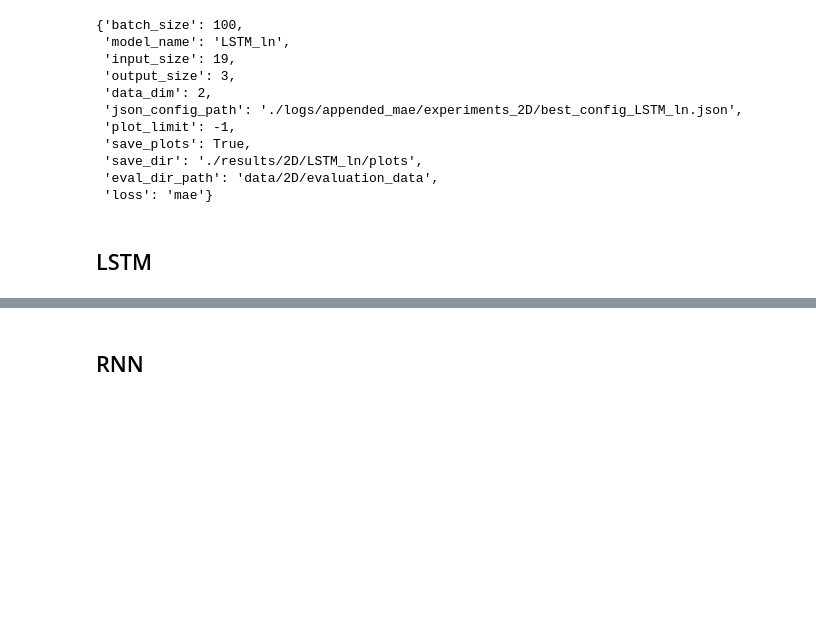
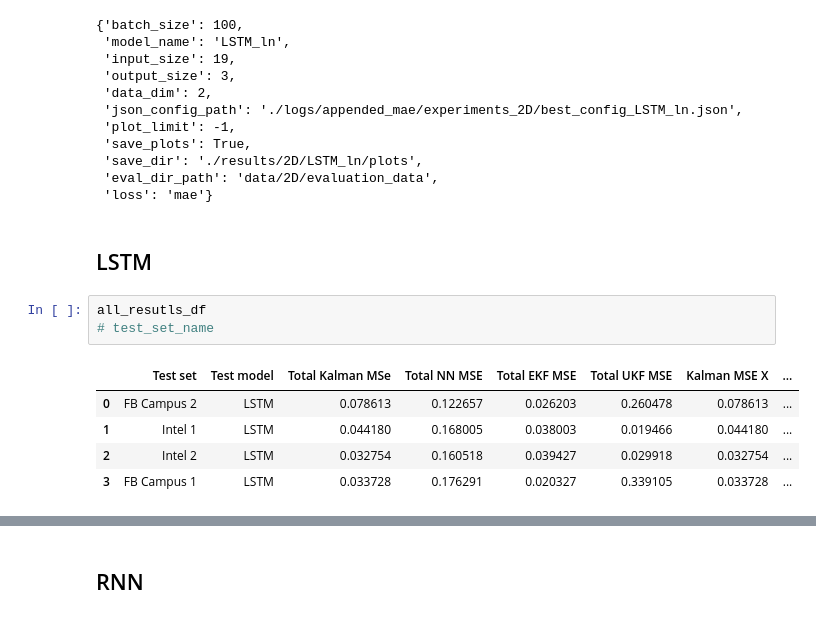
Before and after one commit to aneesurhashmi/kalmanfilters_nn, a Jupyter notebook: test.ipynb, the cells around one changed output, grey strips where cells are left out. Saved outputs shown, nothing was run; the diff lists cells and outputs as text; blank space fills up the shorter version.

```diff
--- a/test.ipynb
+++ b/test.ipynb
@@ -533,3 +514,12 @@ params
  'loss': 'mae'}
 # %% [markdown]
 ## LSTM
+# %%
+all_resutls_df
+# test_set_name
+# %% [output]
+|  | Test set | Test model | Total Kalman MSe | Total NN MSE | Total EKF MSE | Total UKF MSE | Kalman MSE X | ... |
+| 0 | FB Campus 2 | LSTM | 0.078613 | 0.122657 | 0.026203 | 0.260478 | 0.078613 | ... |
+| 1 | Intel 1 | LSTM | 0.044180 | 0.168005 | 0.038003 | 0.019466 | 0.044180 | ... |
+| 2 | Intel 2 | LSTM | 0.032754 | 0.160518 | 0.039427 | 0.029918 | 0.032754 | ... |
+| 3 | FB Campus 1 | LSTM | 0.033728 | 0.176291 | 0.020327 | 0.339105 | 0.033728 | ... |
```
Also changed, not shown: parts of 7 cells of this notebook, 41 other files.
